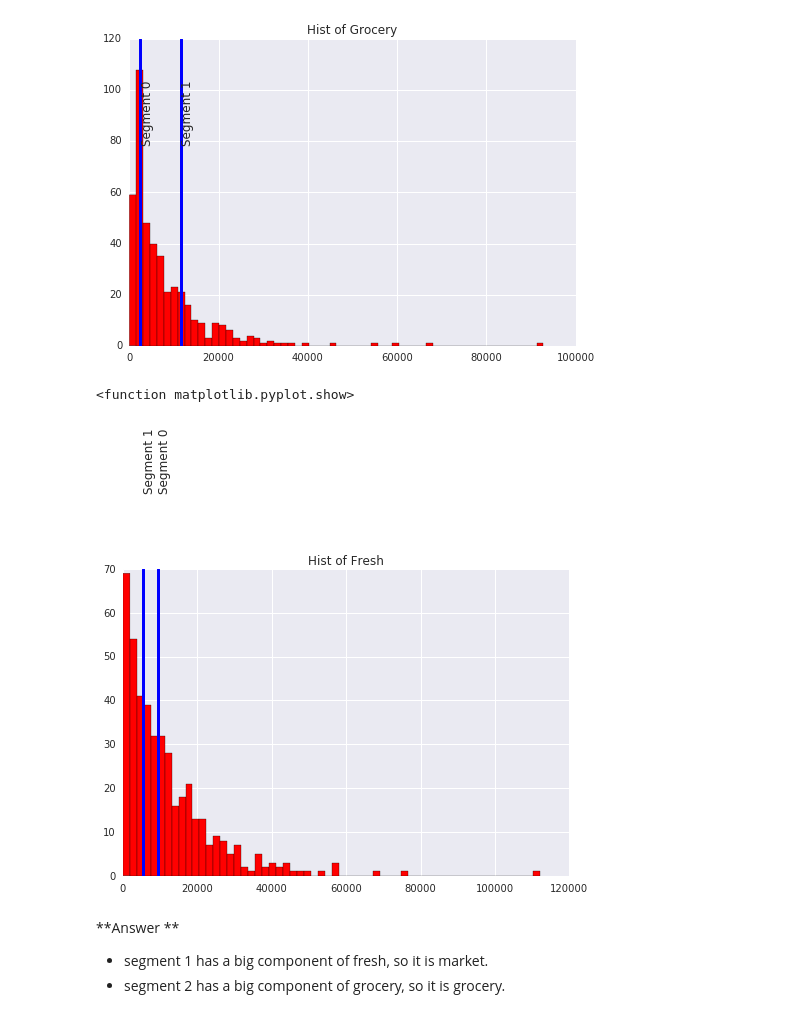
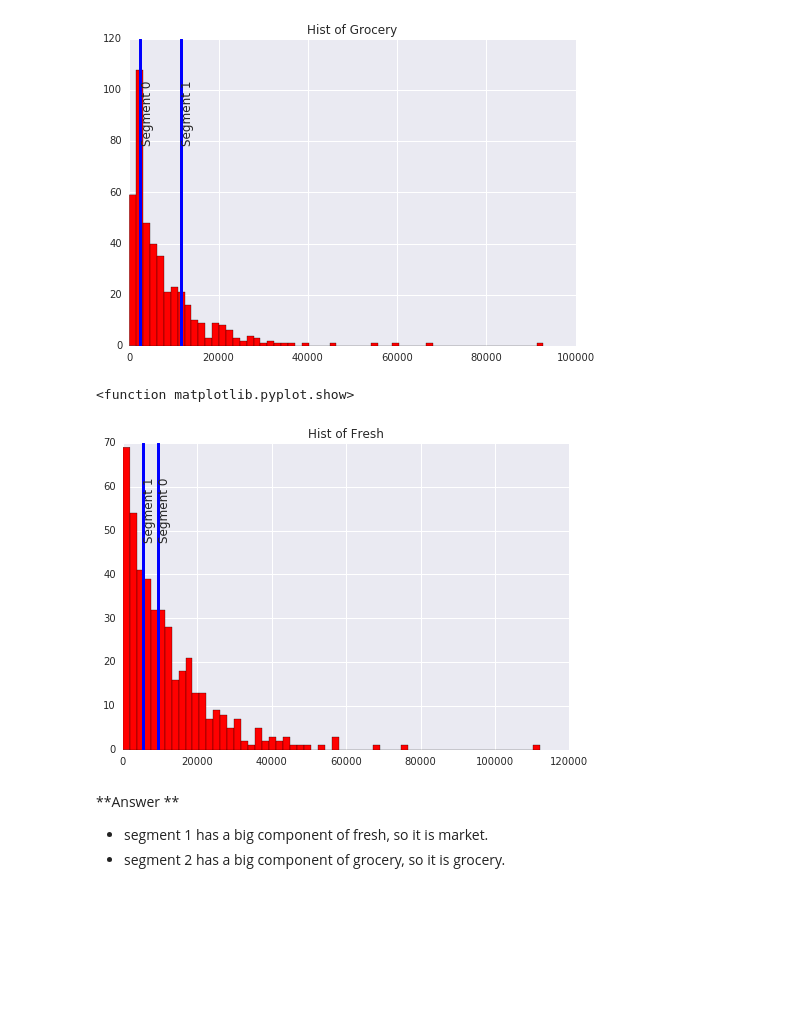
Before and after one commit to cautree/customer_clustering, a Jupyter notebook: customer_segments.ipynb, the cells around one changed output. Cells and saved outputs as stored; diff of their text form; code cells hidden in the pictures; blank space fills up the shorter version.

```diff
--- a/customer_segments.ipynb
+++ b/customer_segments.ipynb
@@ -866,14 +867,14 @@ plt.show
 # %%
 plt.hist(data.Fresh, color='r',bins = 60)
 for i in range(2):
     rm = true_centers["Fresh"][i]
     plt.axvline(rm, lw = 3)
-    plt.text(rm+100, 100,'Segment '+str(i), rotation=90)
+    plt.text(rm+100, 60,'Segment '+str(i), rotation=90)
 plt.title("Hist of Fresh")
 plt.show
 # %% [output]
 <function matplotlib.pyplot.show>
-[figure, old version]
+[figure, new version]
 # %% [markdown]
 **Answer **
 - segment 1 has a big component of fresh, so it is market.
```
Also changed, not shown: parts of 23 cells of this notebook.
